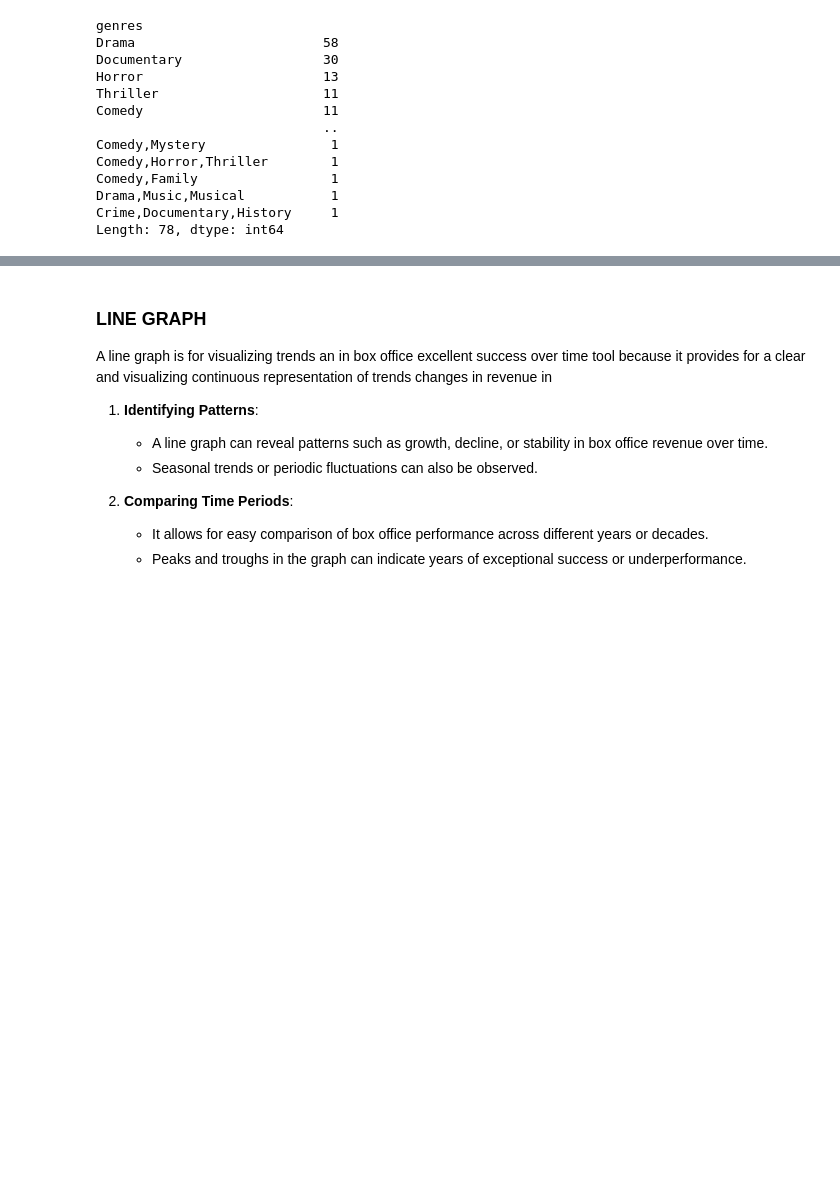
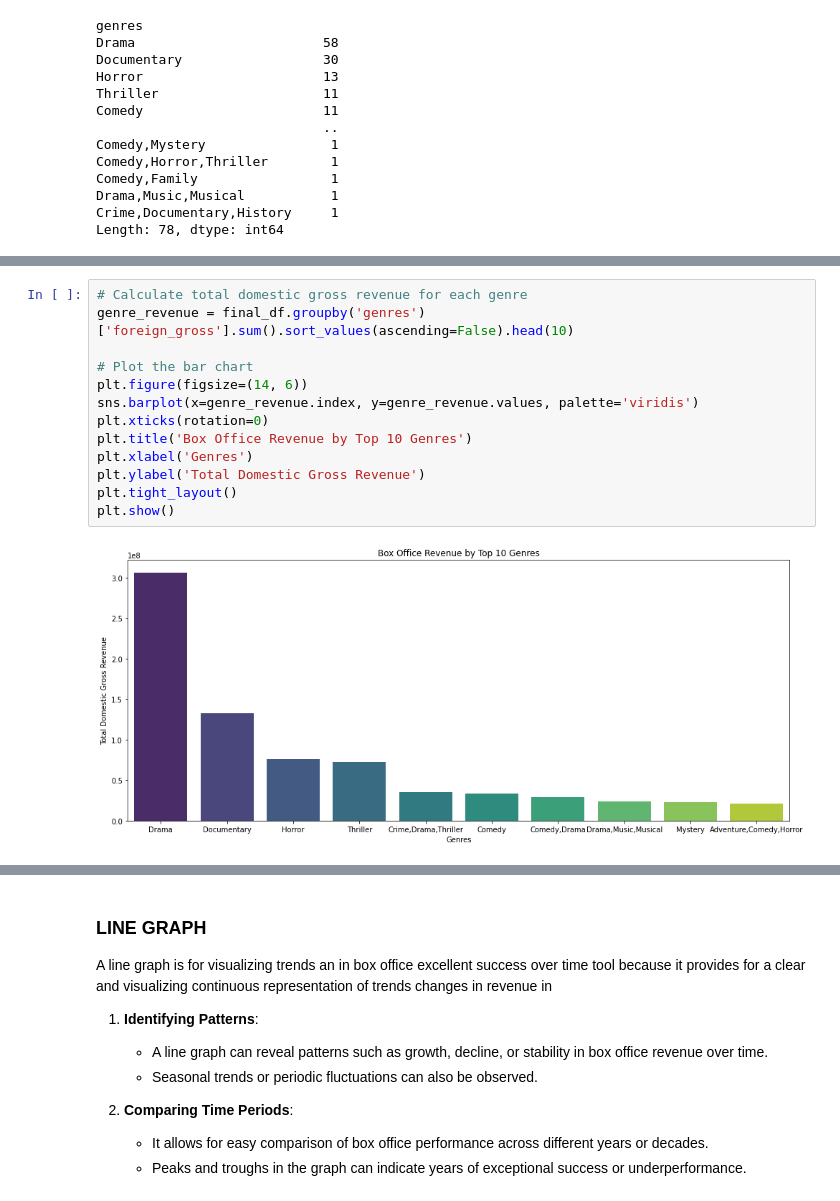
Before and after one commit to mwakad/box-office-movie-insights, a Jupyter notebook: notebooks/eliana.ipynb, the cells around one changed output, grey strips where cells are left out. Drawn from its saved outputs; the diff is of its cells as text; blank space fills up the shorter version.

```diff
--- a/notebooks/eliana.ipynb
+++ b/notebooks/eliana.ipynb
@@ -577,0 +576,15 @@ plt.show()
+# %%
+# Calculate total domestic gross revenue for each genre
+genre_revenue = final_df.groupby('genres')['foreign_gross'].sum().sort_values(ascending=False).head(10)
+
+# Plot the bar chart
+plt.figure(figsize=(14, 6))
+sns.barplot(x=genre_revenue.index, y=genre_revenue.values, palette='viridis')
+plt.xticks(rotation=0)
+plt.title('Box Office Revenue by Top 10 Genres')
+plt.xlabel('Genres')
+plt.ylabel('Total Domestic Gross Revenue')
+plt.tight_layout()
+plt.show()
+# %% [output]
+[figure, added]
```
Also changed, not shown: parts of 21 cells of this notebook.
